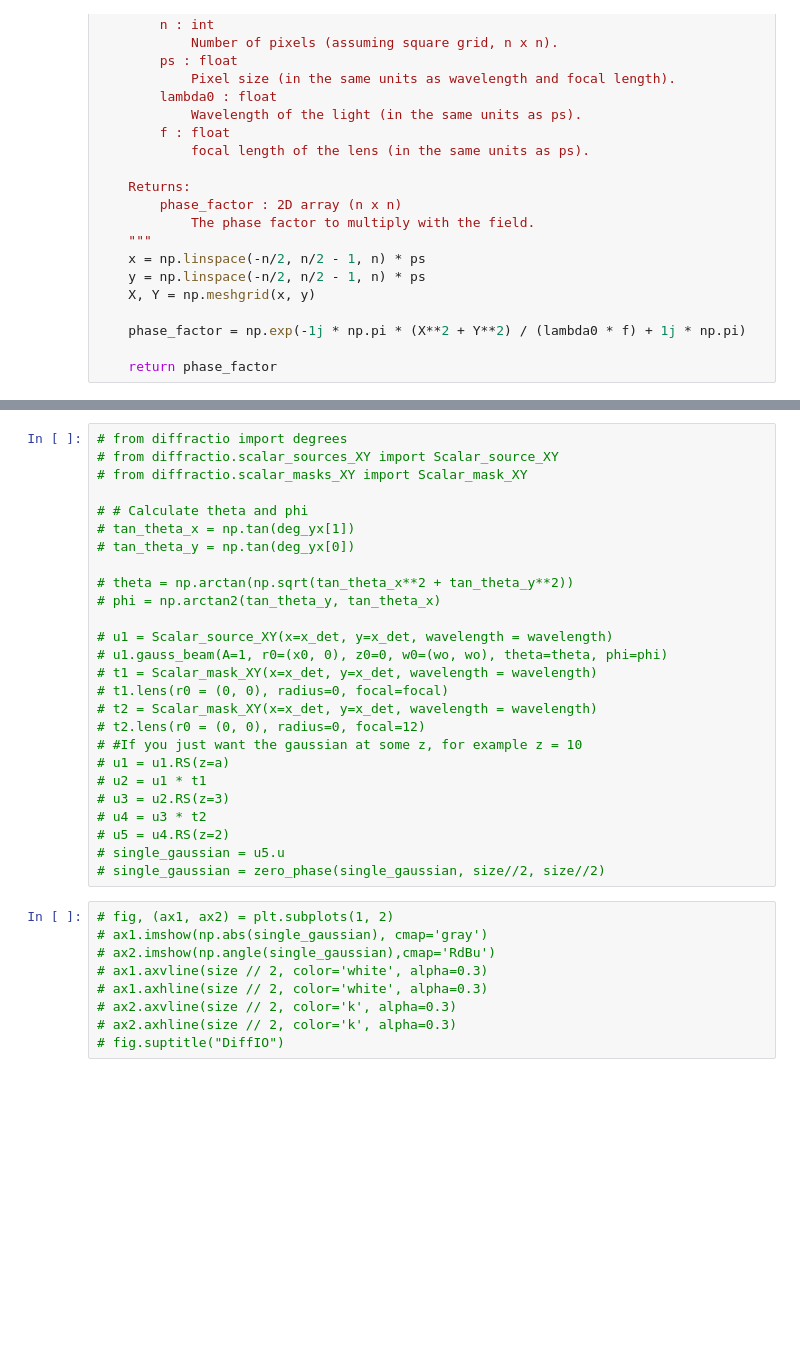
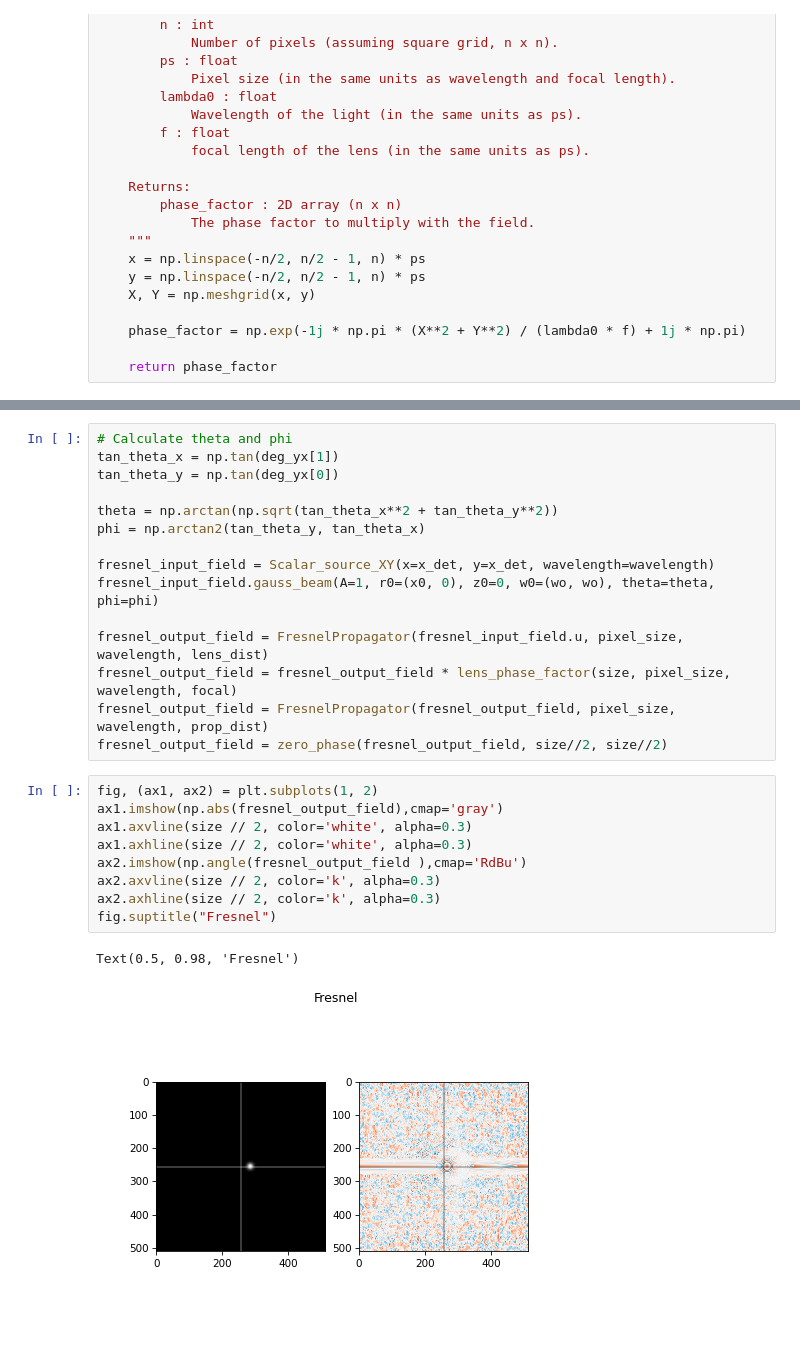
Before and after one commit to TemGym/TemGym, a Jupyter notebook: examples/gaussian_beam_examples/gaussian_beam_lens.ipynb, the cells around one changed output, grey strips where cells are left out. Drawn from its saved outputs; the diff is of its cells as text; blank space fills up the shorter version.

```diff
--- a/examples/gaussian_beam_examples/gaussian_beam_lens.ipynb
+++ b/examples/gaussian_beam_examples/gaussian_beam_lens.ipynb
@@ -272,35 +174,27 @@ Text(0.5, 0.98, 'GBP')
 # %%
-# from diffractio import degrees
-# from diffractio.scalar_sources_XY import Scalar_source_XY
-# from diffractio.scalar_masks_XY import Scalar_mask_XY
+# Calculate theta and phi
+tan_theta_x = np.tan(deg_yx[1])
+tan_theta_y = np.tan(deg_yx[0])
 
-# # Calculate theta and phi
-# tan_theta_x = np.tan(deg_yx[1])
-# tan_theta_y = np.tan(deg_yx[0])
+theta = np.arctan(np.sqrt(tan_theta_x**2 + tan_theta_y**2))
+phi = np.arctan2(tan_theta_y, tan_theta_x)
 
-# theta = np.arctan(np.sqrt(tan_theta_x**2 + tan_theta_y**2))
-# phi = np.arctan2(tan_theta_y, tan_theta_x)
+fresnel_input_field = Scalar_source_XY(x=x_det, y=x_det, wavelength=wavelength)
+fresnel_input_field.gauss_beam(A=1, r0=(x0, 0), z0=0, w0=(wo, wo), theta=theta, phi=phi)
 
-# u1 = Scalar_source_XY(x=x_det, y=x_det, wavelength = wavelength)
-# u1.gauss_beam(A=1, r0=(x0, 0), z0=0, w0=(wo, wo), theta=theta, phi=phi)
-# t1 = Scalar_mask_XY(x=x_det, y=x_det, wavelength = wavelength)
-# t1.lens(r0 = (0, 0), radius=0, focal=focal)
-# t2 = Scalar_mask_XY(x=x_det, y=x_det, wavelength = wavelength)
-# t2.lens(r0 = (0, 0), radius=0, focal=12)
-# #If you just want the gaussian at some z, for example z = 10
-# u1 = u1.RS(z=a)
-# u2 = u1 * t1
-# u3 = u2.RS(z=3)
-# u4 = u3 * t2
-# u5 = u4.RS(z=2)
-# single_gaussian = u5.u
-# single_gaussian = zero_phase(single_gaussian, size//2, size//2)
+fresnel_output_field = FresnelPropagator(fresnel_input_field.u, pixel_size, wavelength, lens_dist)
+fresnel_output_field = fresnel_output_field * lens_phase_factor(size, pixel_size, wavelength, focal)
+fresnel_output_field = FresnelPropagator(fresnel_output_field, pixel_size, wavelength, prop_dist)
+fresnel_output_field = zero_phase(fresnel_output_field, size//2, size//2)
 # %%
-# fig, (ax1, ax2) = plt.subplots(1, 2)
-# ax1.imshow(np.abs(single_gaussian), cmap='gray')
-# ax2.imshow(np.angle(single_gaussian),cmap='RdBu')
-# ax1.axvline(size // 2, color='white', alpha=0.3)
-# ax1.axhline(size // 2, color='white', alpha=0.3)
-# ax2.axvline(size // 2, color='k', alpha=0.3)
-# ax2.axhline(size // 2, color='k', alpha=0.3)
-# fig.suptitle("DiffIO")
+fig, (ax1, ax2) = plt.subplots(1, 2)
+ax1.imshow(np.abs(fresnel_output_field),cmap='gray')
+ax1.axvline(size // 2, color='white', alpha=0.3)
+ax1.axhline(size // 2, color='white', alpha=0.3)
+ax2.imshow(np.angle(fresnel_output_field ),cmap='RdBu')
+ax2.axvline(size // 2, color='k', alpha=0.3)
+ax2.axhline(size // 2, color='k', alpha=0.3)
+fig.suptitle("Fresnel")
+# %% [output]
+Text(0.5, 0.98, 'Fresnel')
+[figure, added]
```
Also changed, not shown: parts of 22 cells of this notebook, 1 other file.
